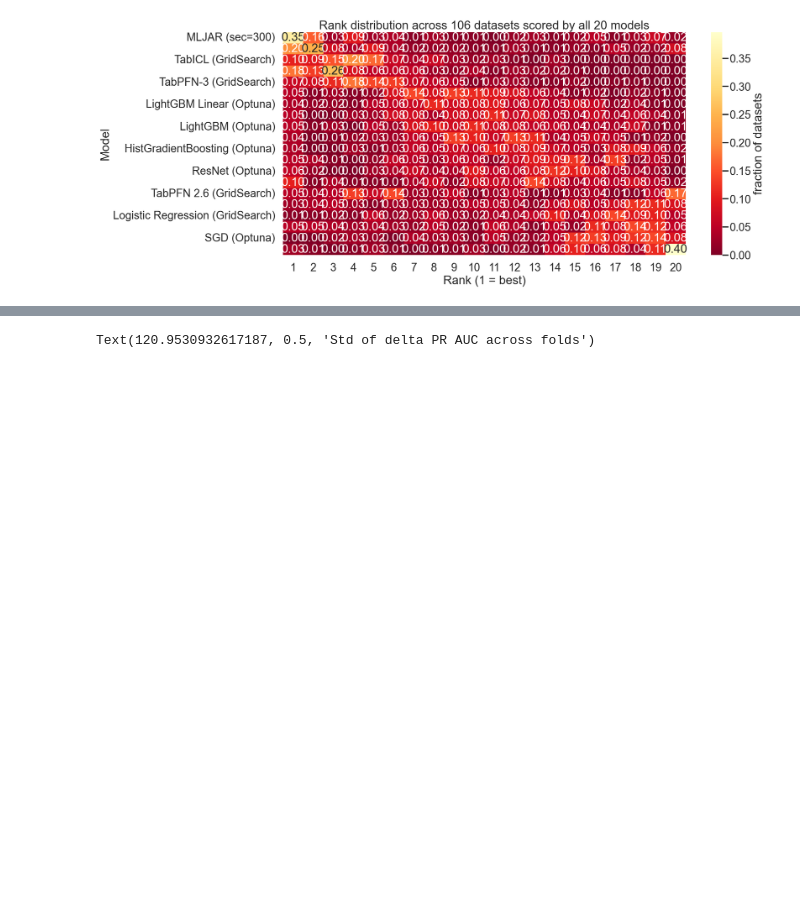
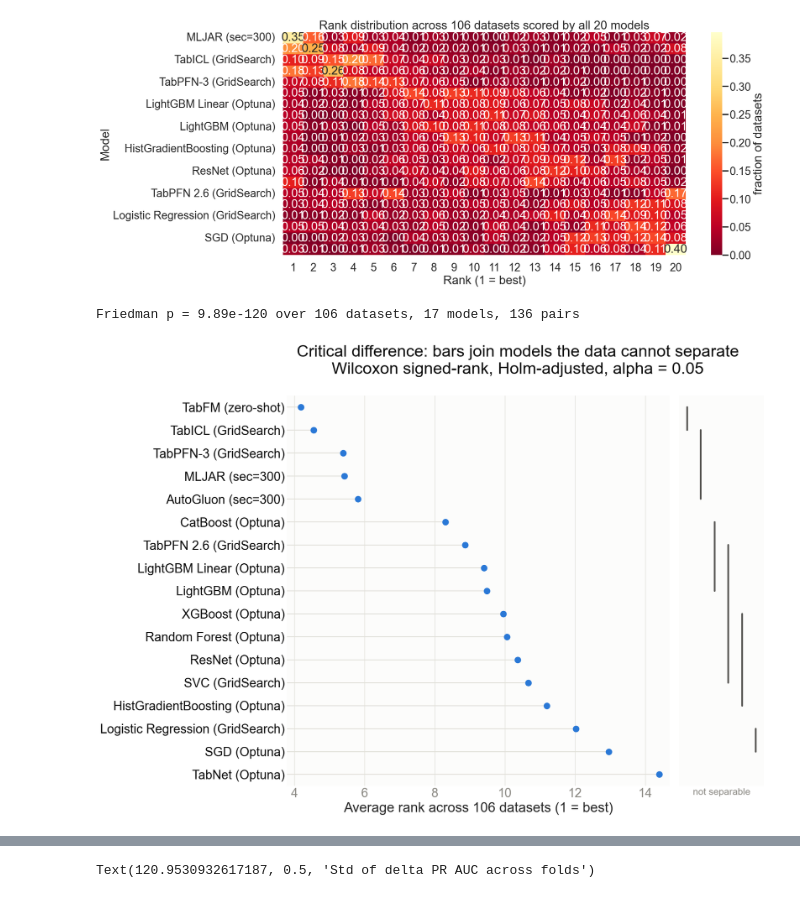
Before and after one commit to firefly1248/SmallDataBenchmarks, a Jupyter notebook: figures.ipynb, the cells around one changed output, grey strips where cells are left out. Cells and saved outputs as stored; diff of their text form; code cells hidden in the pictures; blank space fills up the shorter version.

```diff
--- a/figures.ipynb
+++ b/figures.ipynb
@@ -311,3 +316,26 @@ ax.set_title(f'Rank distribution across {n_ds} datasets scored by all {len(model
 # %% [output]
 Text(0.5, 1.0, 'Rank distribution across 106 datasets scored by all 20 models')
 [figure]
+# %%
+# Significance. The headline gaps are 0.002-0.009 wide, so a ranking alone does
+# not say which of them the data supports. One dataset is one observation; the
+# four folds of a dataset share their data and would inflate the sample.
+#
+# The three GridSearch baselines are the same learners as their tuned entries.
+# Pairs between the two versions are not comparisons this report makes, and
+# carrying them would widen the Holm family from 136 pairs to 190.
+ALPHA = 0.05
+BASELINE_DUPLICATES = ['SVC', 'Logistic Regression', 'Random Forest']
+tested = pivot_full.drop(columns=BASELINE_DUPLICATES)
+
+ranks = average_ranks(tested)
+adjusted = wilcoxon_holm(tested)
+groups = cliques(ranks, adjusted, ALPHA)
+print(f'Friedman p = {friedman_p(tested):.3g} over {len(tested)} datasets, '
+      f'{len(tested.columns)} models, {len(adjusted) // 2} pairs')
+
+fig = critical_difference_diagram(ranks, groups, len(tested), ALPHA)
+fig.savefig('figures/critical_difference.png', dpi=150, bbox_inches='tight')
+# %% [output]
+Friedman p = 9.89e-120 over 106 datasets, 17 models, 136 pairs
+[figure, added]
```
Also changed, not shown: parts of 4 cells of this notebook, 10 other files.
